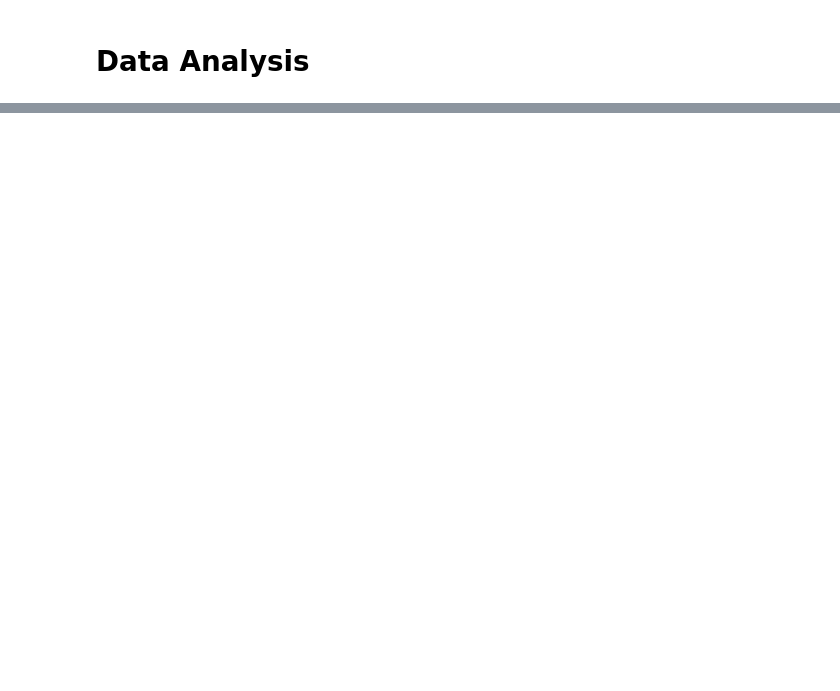
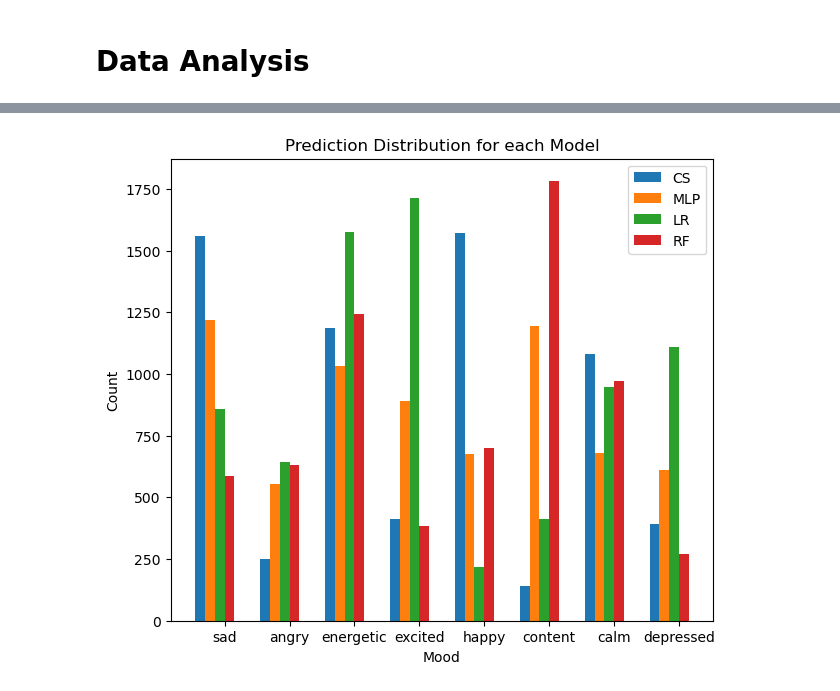
Before and after one commit to Temper-Tunes-Senior-Design-Project/song-classification, a Jupyter notebook: Research and Development/Recommendations/modelPerformanceTest copy.ipynb, the cells around one changed output, grey strips where cells are left out. Cells and saved outputs as stored; diff of their text form; code cells hidden in the pictures; blank space fills up the shorter version.

```diff
--- a/Research and Development/Recommendations/modelPerformanceTest copy.ipynb
+++ b/Research and Development/Recommendations/modelPerformanceTest copy.ipynb
@@ -17,4 +26,4 @@ import time
 # %%
-songs_df = pd.read_csv('results_from_800.csv').drop(['Unnamed: 0'],axis=1)
-songs_df.head()
+"""songs_df = pd.read_csv('results_from_800.csv').drop(['Unnamed: 0'],axis=1)
+songs_df.head()"""
 # %% [output]
@@ -604,0 +576,14 @@ model_stats
+# %%
+model_predicted_labels["MLP"].keys()
+intEmotionDict = {0:'sad',1:'angry',2:'energetic',3:'excited',4:'happy',5:'content',6:'calm',7:'depressed'}
+playlist_ready = {}
+for mood in model_predicted_labels["MLP"].keys():
+    for id in model_predicted_labels["MLP"][mood].keys():
+        prediction = model_predicted_labels["MLP"][mood][id]
+        if intEmotionDict[prediction]==mood:
+            if mood not in playlist_ready.keys():
+                playlist_ready[mood] = []
+            playlist_ready[mood].append(id)
+
+for key in playlist_ready.keys():
+    print(key, len(playlist_ready[key]))
@@ -685,3 +759,46 @@ plt.show()
+# %%
+#Check prediction distribution of models
+count_dict = {}
+for name in names:
+    count_dict[name] = {}
+    for target_mood in moods:
+        total = 0
+        for predicted_mood in moods:
+            total += len([v for v in model_predicted_labels[name][predicted_mood].values() if v == moods.index(target_mood)])
+        count_dict[name][target_mood] = total
+
+# Set up the figure and axis
+fig, ax = plt.subplots(figsize=(7, 6))
+
+# Set the bar width
+bar_width = 0.15
+
+# Set the bar positions
+bar_positions = [1, 2, 3, 4, 5, 6, 7, 8]
+
+# Loop over the models and plot the bars
+for i, model in enumerate(count_dict):
+    # Calculate the x positions for the bars
+    offset = i * bar_width
+    bar_groups = [x + offset for x in bar_positions]
+
+    # Get the counts for the model
+    counts = [count_dict[model][mood] for mood in moods]
+
+    # Plot the bars
+    ax.bar(bar_groups, counts, bar_width, label=model)
+
+# Set the x and y labels, ticks, and legend
+ax.set_xlabel('Mood')
+ax.set_ylabel('Count')
+ax.set_xticks([x + 2.5 * bar_width for x in bar_positions])
+ax.set_xticklabels(moods)
+ax.legend()
+ax.set_title("Prediction Distribution for each Model")
+
+plt.show()
+# %% [output]
+[figure, added]
 # %%
 #Time distributions for each model
 model_time_per_mood = {}
```
Also changed, not shown: parts of 28 cells of this notebook.
